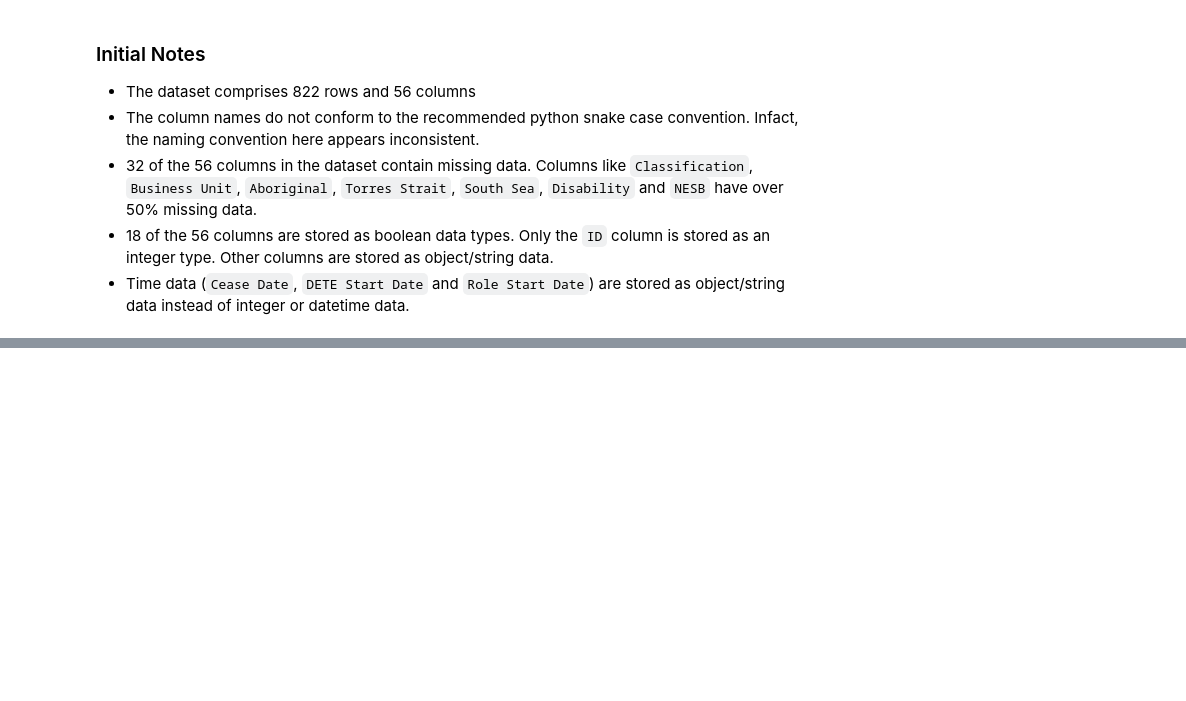
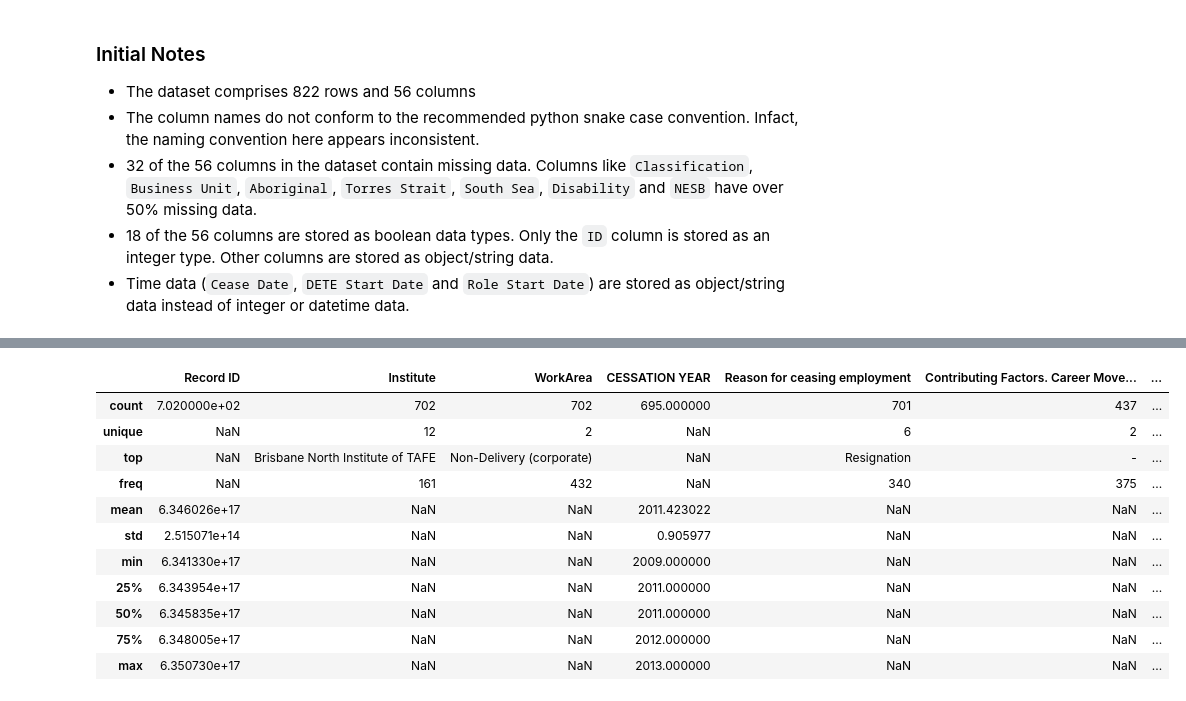
Before and after one commit to Lippins/Employee_exit_surveys, a Jupyter notebook: notebook.ipynb, the cells around one changed output, grey strips where cells are left out. Drawn from its saved outputs; the diff is of its cells as text; code cells hidden in the pictures; blank space fills up the shorter version.

```diff
--- a/notebook.ipynb
+++ b/notebook.ipynb
@@ -50,6 +50,9 @@ import plotly.express as px
 #read the dete dataset
 dete_survey = pd.read_csv('./dete_survey.csv')
 
+# Ensure that all columns are printed in our output
+pd.set_option("display.max_columns", None)
+
 # preview dataset info
 dete_survey.info()
 dete_survey.head()
@@ -160,0 +168,15 @@ memory usage: 395.0+ KB
+# %%
+tafe_survey.describe(include='all')
+# %% [output]
+|  | Record ID | Institute | WorkArea | CESSATION YEAR | Reason for ceasing employment | Contributing Factors. Career Move... | ... |
+| count | 7.020000e+02 | 702 | 702 | 695.000000 | 701 | 437 | ... |
+| unique | NaN | 12 | 2 | NaN | 6 | 2 | ... |
+| top | NaN | Brisbane North Institute of TAFE | Non-Delivery (corporate) | NaN | Resignation | - | ... |
+| freq | NaN | 161 | 432 | NaN | 340 | 375 | ... |
+| mean | 6.346026e+17 | NaN | NaN | 2011.423022 | NaN | NaN | ... |
+| std | 2.515071e+14 | NaN | NaN | 0.905977 | NaN | NaN | ... |
+| min | 6.341330e+17 | NaN | NaN | 2009.000000 | NaN | NaN | ... |
+| 25% | 6.343954e+17 | NaN | NaN | 2011.000000 | NaN | NaN | ... |
+| 50% | 6.345835e+17 | NaN | NaN | 2011.000000 | NaN | NaN | ... |
+| 75% | 6.348005e+17 | NaN | NaN | 2012.000000 | NaN | NaN | ... |
+| max | 6.350730e+17 | NaN | NaN | 2013.000000 | NaN | NaN | ... |
```
Also changed, not shown: parts of 26 cells of this notebook.
